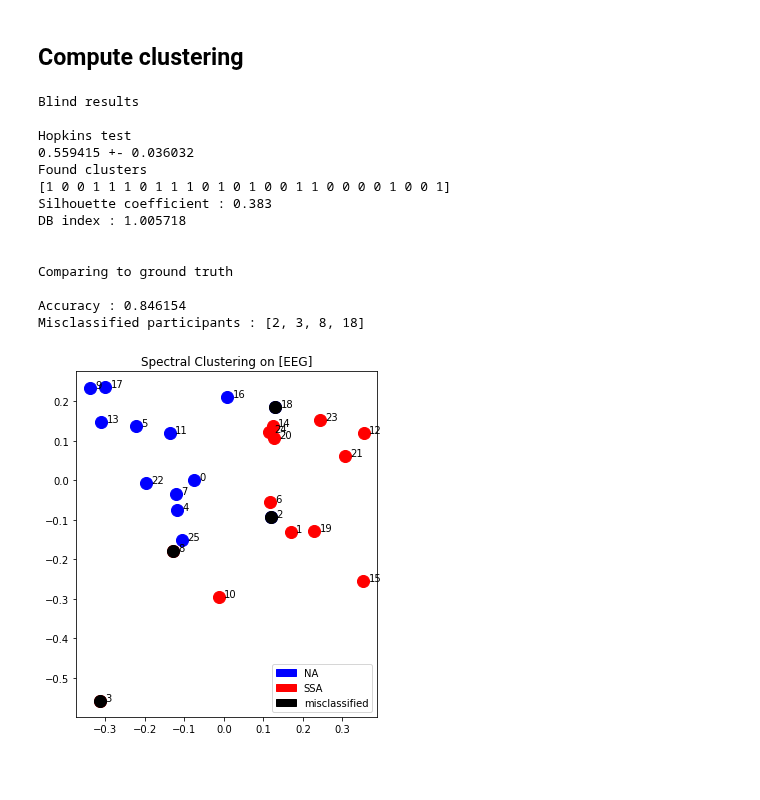
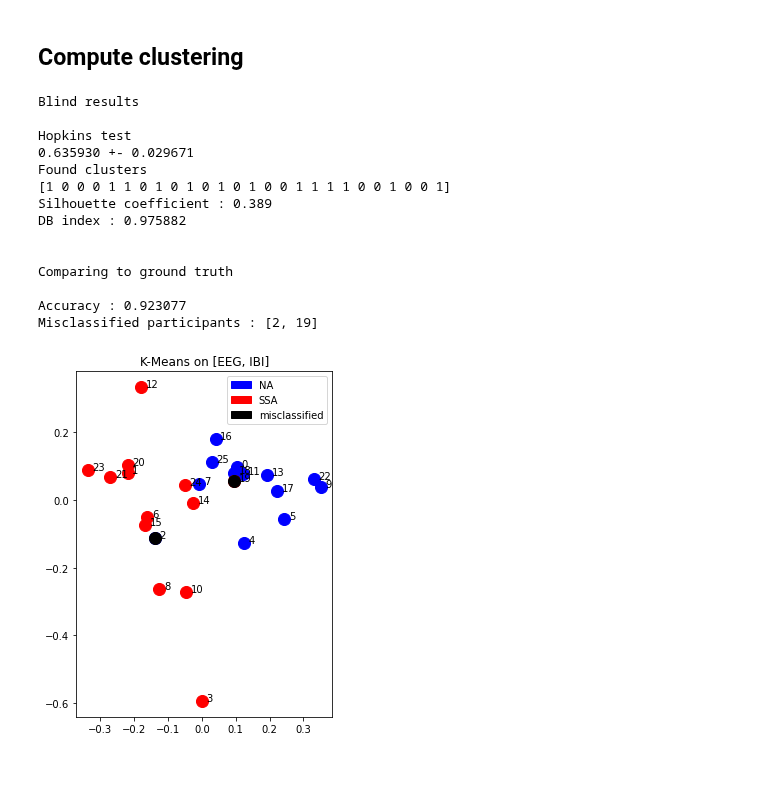
Before and after one commit to alexandremerasli/TFE, a Jupyter notebook: Final clustering.ipynb, the cells around one changed output. Saved outputs shown, nothing was run; the diff lists cells and outputs as text; code cells hidden in the pictures.

```diff
--- a/Final clustering.ipynb
+++ b/Final clustering.ipynb
@@ -184,7 +184,11 @@ class Results():
         points = computeMVMDSCoordinate(self.mat)
 
         # Clustering
-        meth = method.fit(points)
+        # if (meth.distance_matrix):
+        if (algo == 'K-Medoids'):
+            meth = method.fit(pairwise_distances(points))
+        else:
+            meth = method.fit(points)
 
         # Store found labels and points location
         if hasattr(meth, 'labels_'):
@@ -284,7 +288,7 @@ class Results():
 # %%
 # Choose which matrix or matrices to study
 mat = ['EEG']
-#mat = ['EEG','EDA']
+mat = ['EEG','IBI']
 #mat = ['EEG','EDA','IBI']
 
 # Decide if compare to ground truth
@@ -295,36 +299,45 @@ trueDisplay = True
 
 # Choose clustering algorithm
 algo = 'K-Means'
-algo = 'Spectral Clustering'
+#algo = 'Spectral Clustering'
+#algo = 'K-Medoids'
+#algo = 'Hierarchical Clustering'
+
+from KMedoidsPaper import KMedoids
+from sklearn.cluster import AgglomerativeClustering
 # %%
 # Compute chosen clustering
 method_result = Results(mat=mat,algo=algo)
 if (algo == 'K-Means'):
     method = KMeans(n_clusters=2,n_init=100)
 elif (algo == 'Spectral Clustering'):
     method = SpectralClustering(n_clusters=2)
+elif (algo == 'K-Medoids'):
+    method = KMedoids(n_clusters=2,tmax=1000)
+elif (algo == 'Hierarchical Clustering'):
+    method = AgglomerativeClustering(n_clusters=2,linkage="ward")
 
 method_result.applyMethod(method)
 
 # Show results
 method_result.twoClustersMethodResult()
 method_result.showResultMap()
 # %% [output]
 Blind results
 
 Hopkins test
-0.559415 +- 0.036032
+0.635930 +- 0.029671
 Found clusters
-[1 0 0 1 1 1 0 1 1 1 0 1 0 1 0 0 1 1 0 0 0 0 1 0 0 1]
-Silhouette coefficient : 0.383
-DB index : 1.005718
+[1 0 0 0 1 1 0 1 0 1 0 1 0 1 0 0 1 1 1 1 0 0 1 0 0 1]
+Silhouette coefficient : 0.389
+DB index : 0.975882
 
 
 Comparing to ground truth
 
-Accuracy : 0.846154
-Misclassified participants : [2, 3, 8, 18]
+Accuracy : 0.923077
+Misclassified participants : [2, 19]
-[figure, old version]
+[figure, new version]
 # %% [markdown]
 #
 
```
Also changed, not shown: parts of 2 cells of this notebook.
